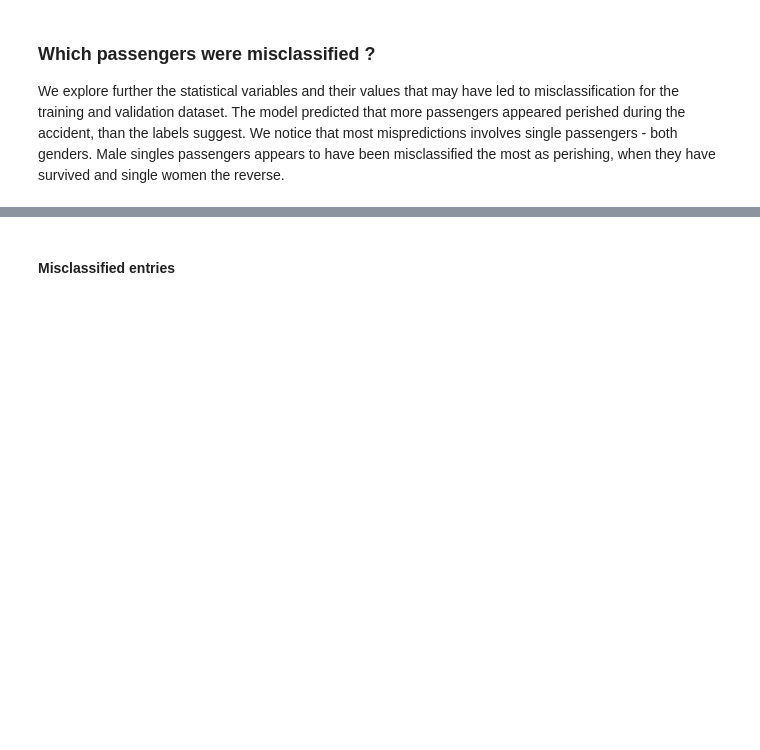
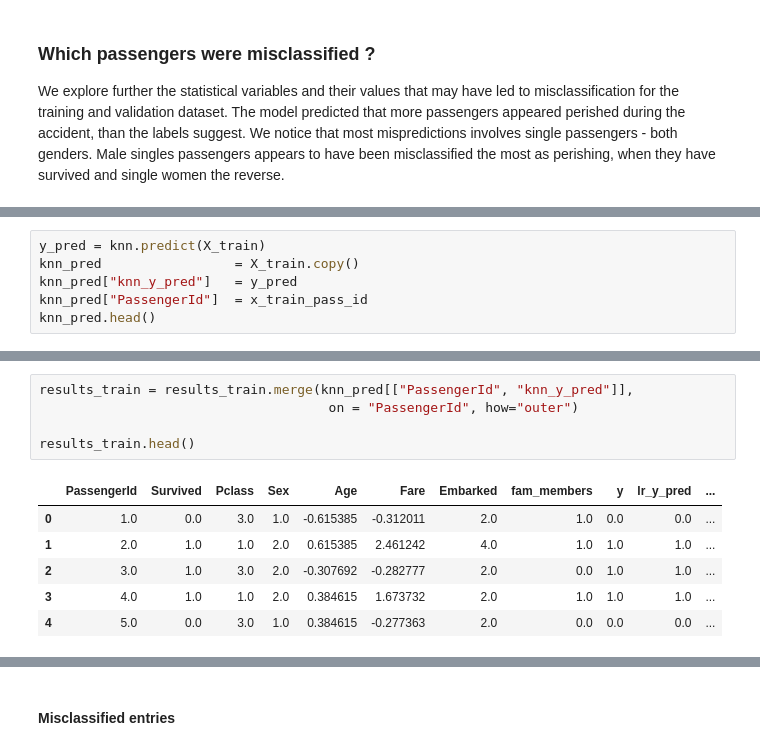
Before and after one commit to patRyserWelch8/KaggleTitanic, a Jupyter notebook: titanic.ipynb, the cells around one changed output, grey strips where cells are left out. Cells and saved outputs as stored; diff of their text form; blank space fills up the shorter version.

```diff
--- a/titanic.ipynb
+++ b/titanic.ipynb
@@ -1660,0 +1792,6 @@ print("Specificity      : ", specificity)
+# %%
+y_pred = knn.predict(X_train)
+knn_pred                 = X_train.copy()
+knn_pred["knn_y_pred"]   = y_pred
+knn_pred["PassengerId"]  = x_train_pass_id
+knn_pred.head()
@@ -1660,0 +1805,12 @@ print("Specificity      : ", specificity)
+# %%
+results_train = results_train.merge(knn_pred[["PassengerId", "knn_y_pred"]],
+                                     on = "PassengerId", how="outer")
+
+results_train.head()
+# %% [output]
+|  | PassengerId | Survived | Pclass | Sex | Age | Fare | Embarked | fam_members | y | lr_y_pred | ... |
+| 0 | 1.0 | 0.0 | 3.0 | 1.0 | -0.615385 | -0.312011 | 2.0 | 1.0 | 0.0 | 0.0 | ... |
+| 1 | 2.0 | 1.0 | 1.0 | 2.0 | 0.615385 | 2.461242 | 4.0 | 1.0 | 1.0 | 1.0 | ... |
+| 2 | 3.0 | 1.0 | 3.0 | 2.0 | -0.307692 | -0.282777 | 2.0 | 0.0 | 1.0 | 1.0 | ... |
+| 3 | 4.0 | 1.0 | 1.0 | 2.0 | 0.384615 | 1.673732 | 2.0 | 1.0 | 1.0 | 1.0 | ... |
+| 4 | 5.0 | 0.0 | 3.0 | 1.0 | 0.384615 | -0.277363 | 2.0 | 0.0 | 0.0 | 0.0 | ... |
```
Also changed, not shown: parts of 218 cells of this notebook.
